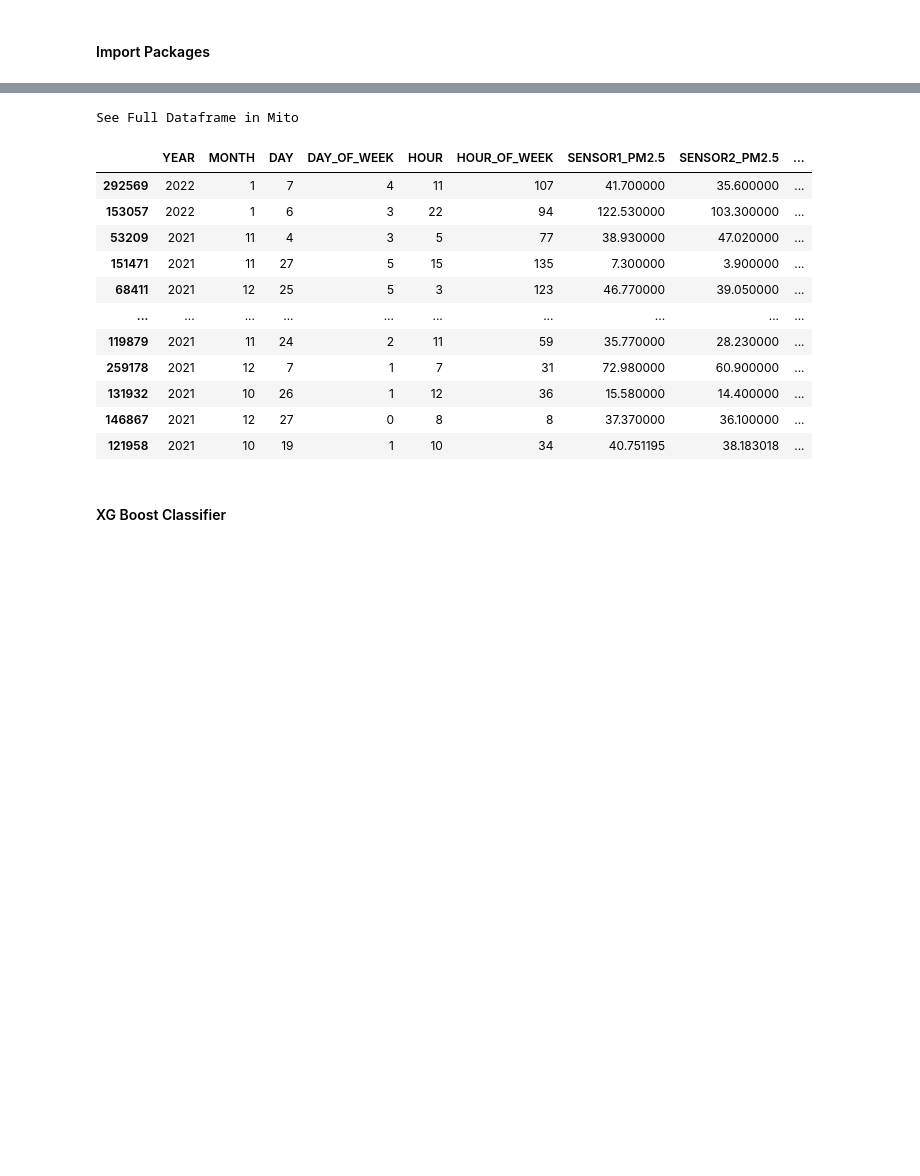
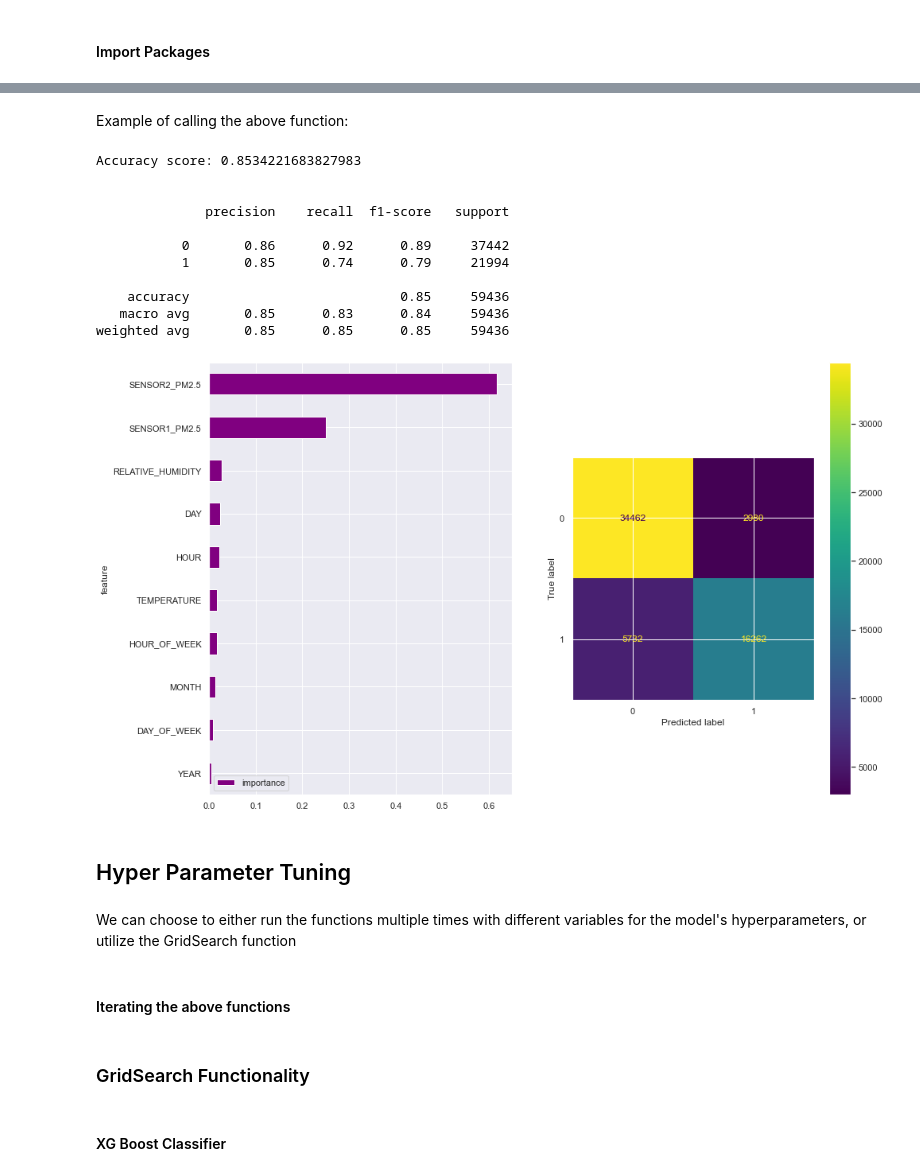
Before and after one commit to JessWN/UmojaHack2022-TeamVyrodok, a Jupyter notebook: challenge.ipynb, the cells around one changed output, grey strips where cells are left out. Cells and saved outputs as stored; diff of their text form; code cells hidden in the pictures; blank space fills up the shorter version.

```diff
--- a/challenge.ipynb
+++ b/challenge.ipynb
@@ -557,16 +555,40 @@ weighted avg       0.86      0.86      0.85     59436
-# %%
-X_train
-# %% [output]
-See Full Dataframe in Mito
-|  | YEAR | MONTH | DAY | DAY_OF_WEEK | HOUR | HOUR_OF_WEEK | SENSOR1_PM2.5 | SENSOR2_PM2.5 | ... |
-| 292569 | 2022 | 1 | 7 | 4 | 11 | 107 | 41.700000 | 35.600000 | ... |
-| 153057 | 2022 | 1 | 6 | 3 | 22 | 94 | 122.530000 | 103.300000 | ... |
-| 53209 | 2021 | 11 | 4 | 3 | 5 | 77 | 38.930000 | 47.020000 | ... |
-| 151471 | 2021 | 11 | 27 | 5 | 15 | 135 | 7.300000 | 3.900000 | ... |
-| 68411 | 2021 | 12 | 25 | 5 | 3 | 123 | 46.770000 | 39.050000 | ... |
-| ... | ... | ... | ... | ... | ... | ... | ... | ... | ... |
-| 119879 | 2021 | 11 | 24 | 2 | 11 | 59 | 35.770000 | 28.230000 | ... |
-| 259178 | 2021 | 12 | 7 | 1 | 7 | 31 | 72.980000 | 60.900000 | ... |
-| 131932 | 2021 | 10 | 26 | 1 | 12 | 36 | 15.580000 | 14.400000 | ... |
-| 146867 | 2021 | 12 | 27 | 0 | 8 | 8 | 37.370000 | 36.100000 | ... |
-| 121958 | 2021 | 10 | 19 | 1 | 10 | 34 | 40.751195 | 38.183018 | ... |
+# %% [markdown]
+Example of calling the above function:
+# %%
+#Create columns as per the preparation function
+train_df = prepare_df(raw_train_df)
+
+#Fill the Nan values using mean values
+train_df = fill_na_mean(train_df)
+
+#At this point, we can select specific columns to be used in the fitting.
+#We can experiment by using the SENSOR1_PM2.5, SENSOR2_PM2.5, TEMPERATURE & HOUR columns
+# NOTE that the OFFSET_FAULT column should always be included
+# model_cols = ['SENSOR1_PM2.5', 'SENSOR2_PM2.5', 'TEMPERATURE', 'HOUR', 'OFFSET_FAULT']
+
+#If we want to use all columns, uncomment the line below
+model_cols = [col for col in train_df.columns]
+
+# The following columns are removed in the function itself: ID, DATETIME
+
+#Fit the model
+rfc_ = rfc_model(train_df[model_cols])
+# %% [output]
+Accuracy score: 0.8534221683827983
+
+
+              precision    recall  f1-score   support
+
+           0       0.86      0.92      0.89     37442
+           1       0.85      0.74      0.79     21994
+
+    accuracy                           0.85     59436
+   macro avg       0.85      0.83      0.84     59436
+weighted avg       0.85      0.85      0.85     59436
+[figure, added]
+# %% [markdown]
+## Hyper Parameter Tuning
+# %% [markdown]
+We can choose to either run the functions multiple times with different variables for the model's hyperparameters, or utilize the GridSearch function
+# %% [markdown]
+#### Iterating the above functions
@@ -573,3 +625,5 @@ See Full Dataframe in Mito
+# %% [markdown]
+### GridSearch Functionality
 # %% [markdown]
 #### XG Boost Classifier
 # %% [markdown]
```
Also changed, not shown: parts of 56 cells of this notebook.
